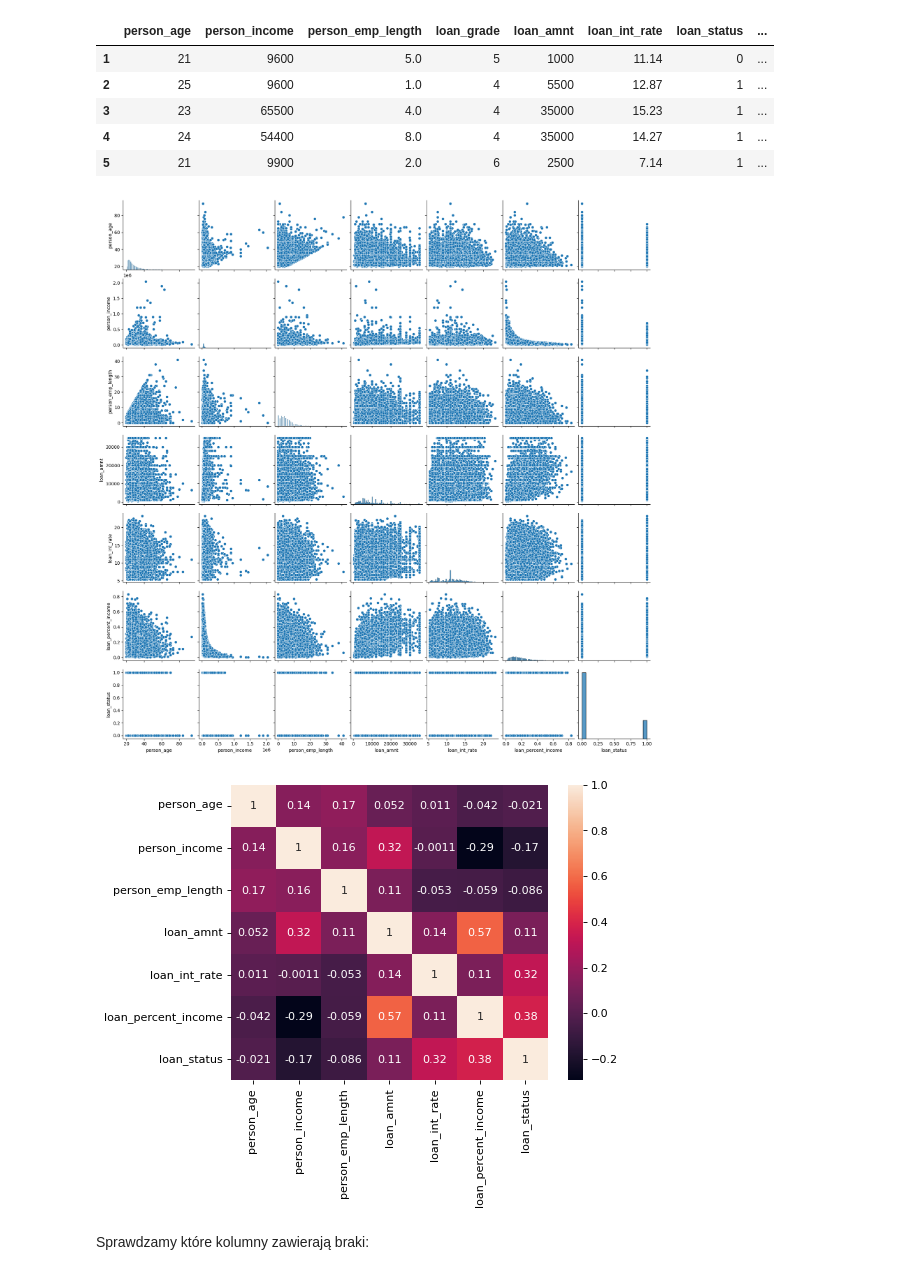
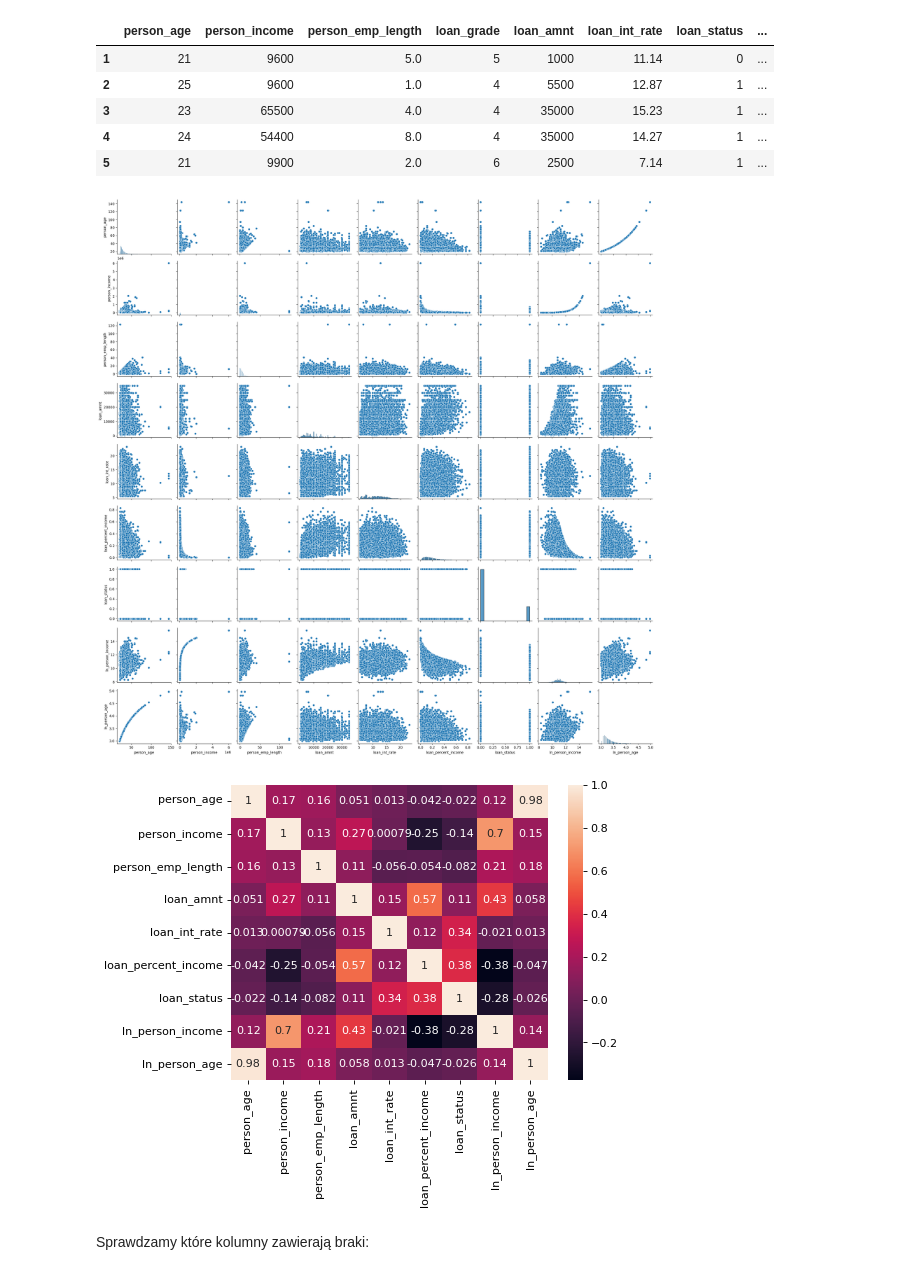
Before and after one commit to aleksyniemir/credit_risk_analysis, a Jupyter notebook: data_analysis.ipynb, the cells around one changed output. Cells and saved outputs as stored; diff of their text form; code cells hidden in the pictures.

```diff
--- a/data_analysis.ipynb
+++ b/data_analysis.ipynb
@@ -63,3 +63,13 @@ for i, column in enumerate(columns):
     sns.distplot(df[column], label=column)
 # %% [output]
 [figure]
+# %%
+df['ln_person_income'] = np.log(df['person_income'])
+df['sq_person_age'] = np.log(df['person_age'])
+
+columns = ['ln_person_income', 'ln_person_age']
+plt.figure(figsize=(15,5), dpi= 80)
+n = len(columns)
+for i, column in enumerate(columns):
+    plt.subplot(1, 2, i + 1 )
+    sns.distplot(df[column], label=column)
@@ -239,17 +251,17 @@ df.head()
 | 4 | 24 | 54400 | 8.0 | 4 | 35000 | 14.27 | 1 | ... |
 | 5 | 21 | 9900 | 2.0 | 6 | 2500 | 7.14 | 1 | ... |
 # %%
-columns = ['person_age', 'person_income', 'person_emp_length', 'loan_amnt', 'loan_int_rate',  'loan_percent_income', 'loan_status']
+columns = ['person_age', 'person_income', 'person_emp_length', 'loan_amnt', 'loan_int_rate',  'loan_percent_income', 'loan_status', 'ln_person_income', 'ln_person_age']
 sns.pairplot(df[columns], kind="scatter")
 plt.show()
 # %% [output]
-[figure, old version]
+[figure, new version]
 # %%
 plt.figure(dpi = 80)
 sns.heatmap(df[columns].corr(),annot = df[columns].corr())
 plt.show()
 # %% [output]
-[figure, old version]
+[figure, new version]
 # %% [markdown]
 Sprawdzamy które kolumny zawierają braki:
 # %%
```
Also changed, not shown: parts of 1 cell of this notebook.
